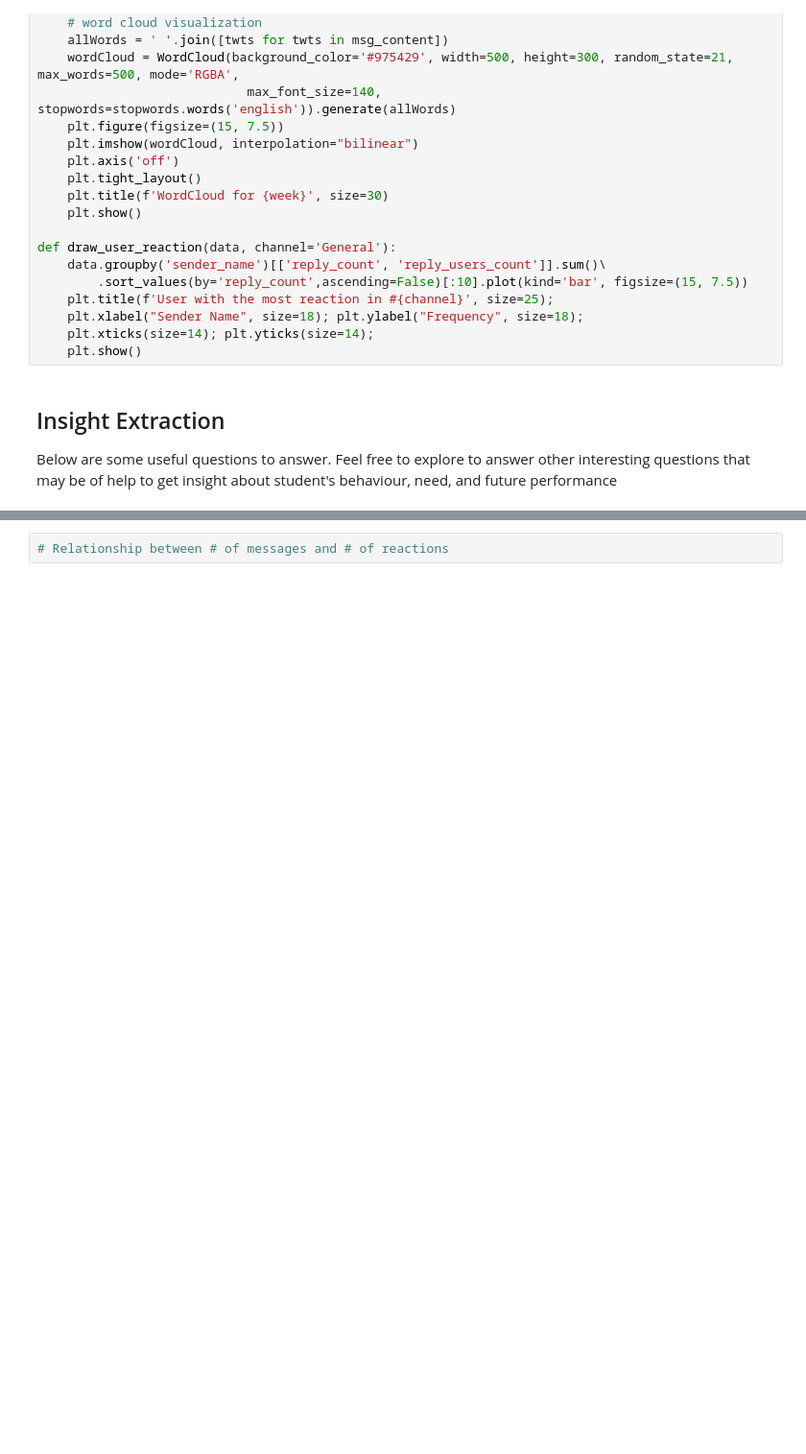
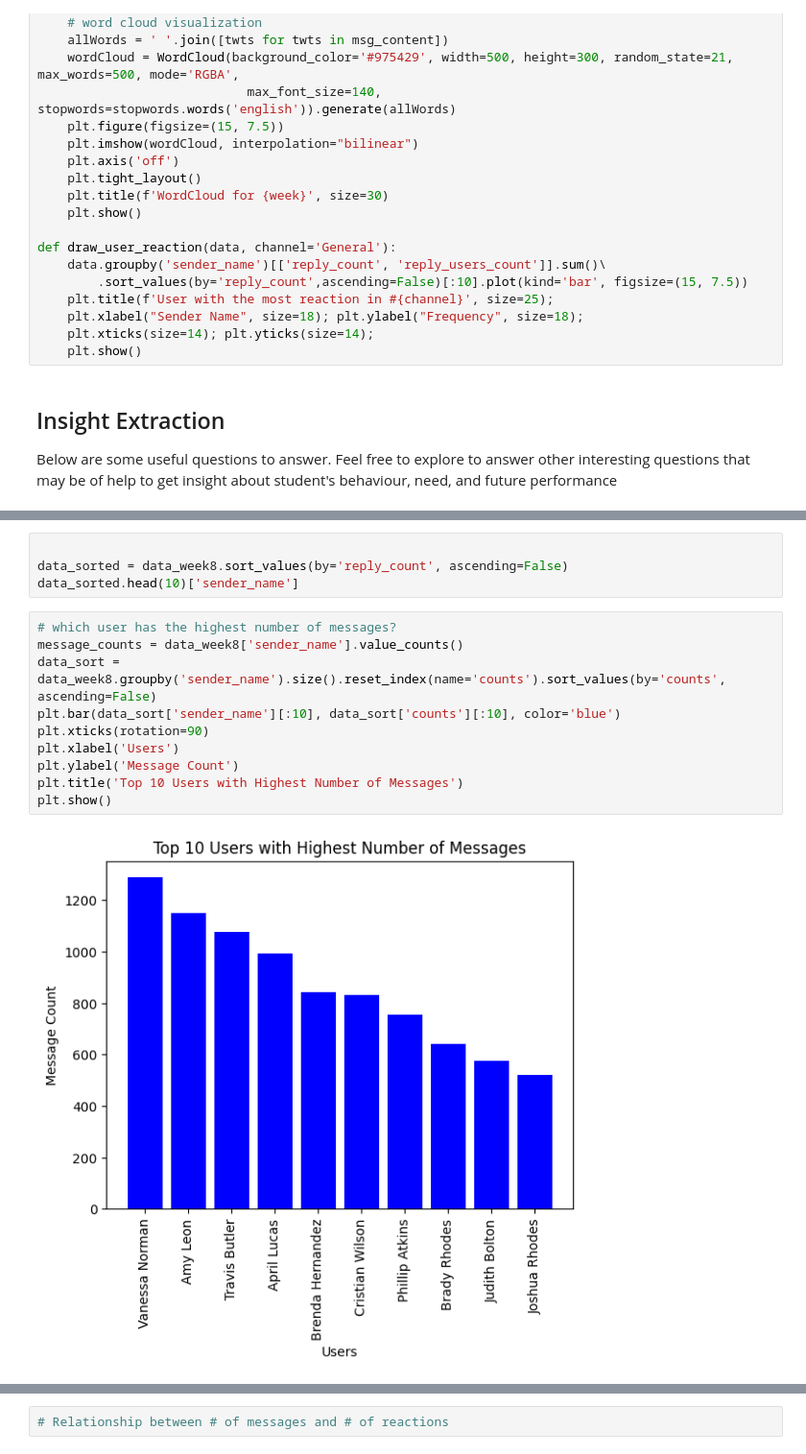
Before and after one commit to Basi10/slack_messages_analysis, a Jupyter notebook: notebooks/parse_slack_data.ipynb, the cells around one changed output, grey strips where cells are left out. Shown: that part at 96% size. Saved outputs shown, nothing was run; the diff lists cells and outputs as text; blank space fills up the shorter version.

```diff
--- a/notebooks/parse_slack_data.ipynb
+++ b/notebooks/parse_slack_data.ipynb
@@ -145,0 +151,16 @@ data_sorted.head(1)['sender_name'].values[0]
+# %%
+
+data_sorted = data_week8.sort_values(by='reply_count', ascending=False)
+data_sorted.head(10)['sender_name']
+# %%
+# which user has the highest number of messages?
+message_counts = data_week8['sender_name'].value_counts()
+data_sort = data_week8.groupby('sender_name').size().reset_index(name='counts').sort_values(by='counts', ascending=False)
+plt.bar(data_sort['sender_name'][:10], data_sort['counts'][:10], color='blue')
+plt.xticks(rotation=90)
+plt.xlabel('Users')
+plt.ylabel('Message Count')
+plt.title('Top 10 Users with Highest Number of Messages')
+plt.show()
+# %% [output]
+[figure, added]
```
Also changed, not shown: parts of 7 cells of this notebook.
